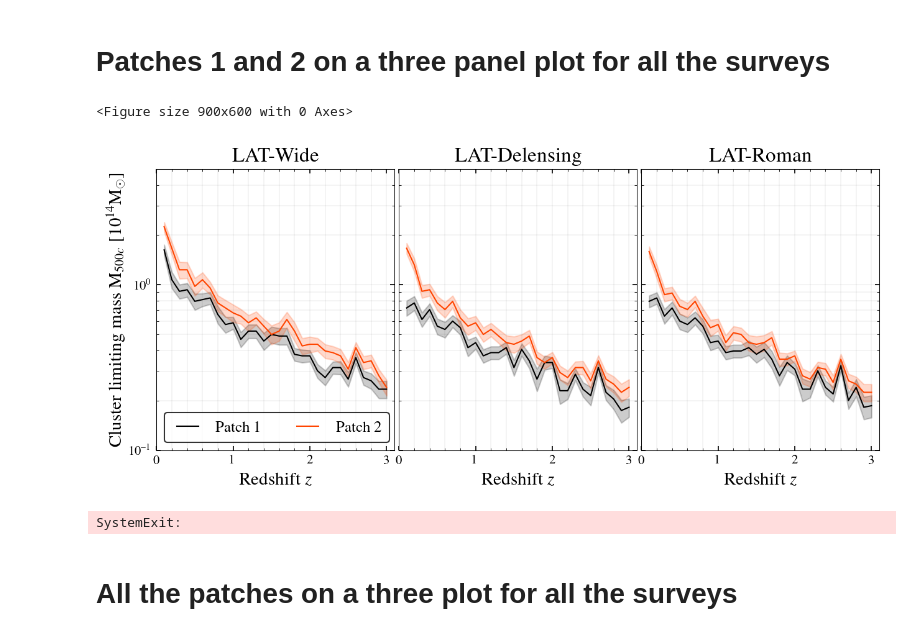
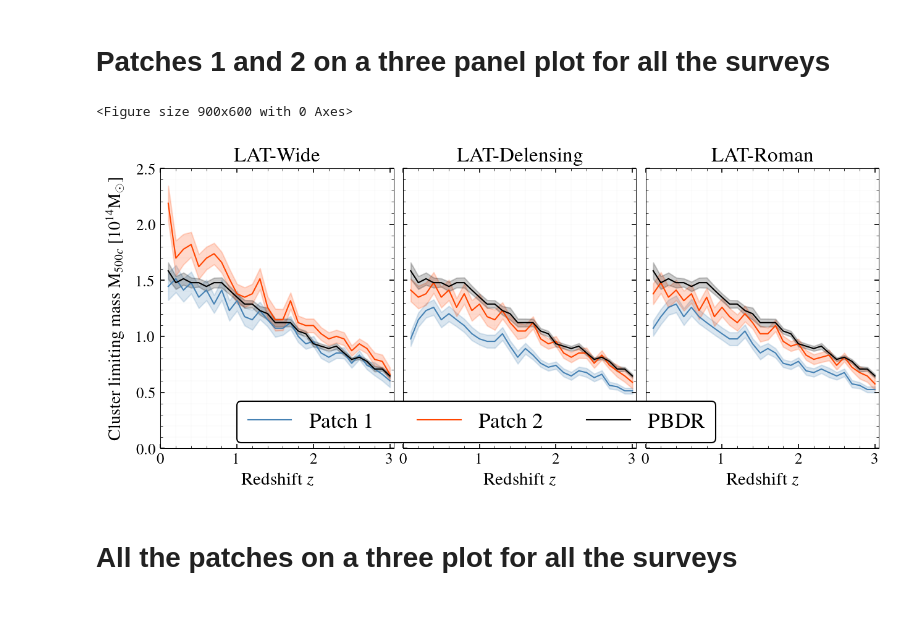
Before and after one commit to sriniraghunathan/cmb_s4_all_chile_optimisation_2025_05, a Jupyter notebook: make_cluster_plots.ipynb, the cells around one changed output. Saved outputs shown, nothing was run; the diff lists cells and outputs as text; code cells hidden in the pictures.

```diff
--- a/make_cluster_plots.ipynb
+++ b/make_cluster_plots.ipynb
@@ -83,6 +83,22 @@ for zval in curr_lim_mass_dic:
     lim_mass_err_arr.append( curr_lim_mass_dic[zval][1] )
 
 cluster_lim_mass_dic_pbdr['S4-Wide'] = [np.asarray(zarr), np.asarray(lim_mass_arr), np.asarray(lim_mass_err_arr)]
+
+
+#ASO and SPT-3G+
+cluster_lim_mass_dic_others = {}
+tmp_fname_dic = {'ASO-Baseline':'%s/snr_from_lnlikes_s4_all_chile_config_latadvanced_so_baseline_only_baseline-diffbgskies_with_limiting_masses.npy' %(fd),
+                }
+for tmp_exp in tmp_fname_dic:
+    curr_dic = np.load( tmp_fname_dic[tmp_exp], allow_pickle=True ).item()
+    curr_lim_mass_dic = curr_dic['limiting_mass_dic']['dust_ksz_rg_tsz'][6]
+    zarr, lim_mass_arr, lim_mass_err_arr = [], [], []
+    for zval in curr_lim_mass_dic:
+        zarr.append( zval )
+        lim_mass_arr.append( curr_lim_mass_dic[zval][0] )
+        lim_mass_err_arr.append( curr_lim_mass_dic[zval][1] )
+
+    cluster_lim_mass_dic_others[tmp_exp] = [np.asarray(zarr), np.asarray(lim_mass_arr), np.asarray(lim_mass_err_arr)]
 # %%
 reqd_z = 1.5
 for survey in cluster_lim_mass_dic:
@@ -146,41 +156,65 @@ SystemExit:
 # %% [markdown]
 # Patches 1 and 2 on a three panel plot for all the surveys
 # %%
+yscaleval = None #'log'
 clf()
 fsval = 14
-xmin, xmax = 0., 3.1
-ymin, ymax = 0.1, 5.
+xmin, xmax = 0., 3.05
+if yscaleval == 'log':
+    ymin, ymax = 0.3, 3.
+elif yscaleval is None:
+    ymin, ymax = 0., 2.5
 tr, tc = 1, len( cluster_lim_mass_dic )
 figure(figsize = (10., 4.))
-subplots_adjust(wspace = 0.02)
+subplots_adjust(wspace = 0.04)
 sbpl = 1
 for cntr, survey in enumerate( survey_arr ):
     surveyval, surveylabval = survey_dic[survey]
-    ax = subplot( tr, tc, sbpl, yscale = 'log')
-    color_arr = ['black', 'orangered']
+    ax = subplot( tr, tc, sbpl, yscale = yscaleval)
+    color_arr = ['steelblue', 'orangered']
     for patch in [1, 2]:
         zarr, lim_mass_arr, lim_mass_err_arr = cluster_lim_mass_dic[survey][patch]
         plot(zarr, lim_mass_arr, color = color_arr[patch-1], label = r'Patch %s' %(patch))
         fill_between( zarr, lim_mass_arr-lim_mass_err_arr, lim_mass_arr+lim_mass_err_arr, color = color_arr[patch-1], alpha = alphaval_for_errros)
+
+    #now add PBDR
+    zarr, lim_mass_arr, lim_mass_err_arr = cluster_lim_mass_dic_pbdr['S4-Wide']
+    plot(zarr, lim_mass_arr, color = 'black', ls = '-', label = r'PBDR')
+    fill_between( zarr, lim_mass_arr-lim_mass_err_arr, lim_mass_arr+lim_mass_err_arr, color = 'black', alpha = alphaval_for_errros)
+    #xloc, yloc = 2, 1.
+    #text( xloc, yloc, r'{\bf S4-PBDR}', fontsize = fsval-2, rotation = -10)
+
+    '''
+    ax.yaxis.set_major_locator(MaxNLocator(nbins=3))
+    ax.yaxis.set_minor_locator(MaxNLocator(nbins=6))
+    #ax.yaxis.set_minor_formatter(matplotlib.ticker.NullFormatter())
+    ax.yaxis.set_minor_formatter(FormatStrFormatter("%1.e"))
+    '''
+    ax.yaxis.set_major_locator(MaxNLocator(nbins=5))
+    #ax.xaxis.set_major_locator(MaxNLocator(nbins=5))
+
     ylim( ymin, ymax )
     xlim( xmin, xmax )
     sbpl += 1
+    if cntr == 2:
+        legend(bbox_to_anchor = (-1.8, -0.02), loc = 3, fontsize = fsval+3, ncol = 3, framealpha = 1.)
     if cntr == 0:
-        legend(loc = 3, fontsize = fsval-2, ncol = 2)
-        ylabel(r'Cluster limiting mass M$_{500c}$ [$10^{14}$M$_{\odot}$]', fontsize = fsval)
+        ylabel(r'Cluster limiting mass M$_{500c}$ [$10^{14}$M$_{\odot}$]', fontsize = fsval-0.5, labelpad = 10)
     else:
-        setp(ax.get_yticklabels(), visible=False)
+        setp(ax.get_yticklabels(which = 'both'), visible=False)
     xlabel(r'Redshift $z$', fontsize = fsval )
     title(r'%s' %(surveylabval), fontsize = fsval + 2)
-    grid(True, which = 'both', axis = 'both', lw = 0.2, alpha = 0.2)
+    grid(True, which = 'both', axis = 'both', lw = 0.2, alpha = 0.05)
 
-plname = 'plots/cluster_lim_mass_vs_z_patches_1_and_2.png'
+    for label in ax.get_xticklabels(): label.set_fontsize(fsval-2)
+    for label in ax.get_yticklabels(): label.set_fontsize(fsval-2)
+
+plname = 'plots/cluster_lim_mass_vs_z_all_surveys_patches_1_and_2.pdf'
 savefig(plname, dpi = 200.)
-show(); sys.exit()
+show(); #sys.exit()
 # %% [output]
 <Figure size 900x600 with 0 Axes>
-[figure, old version]
+[figure, new version]
-SystemExit:
 # %% [markdown]
 # All the patches on a three plot for all the surveys
 # %%
```
Also changed, not shown: parts of 8 cells of this notebook, 8 other files.
